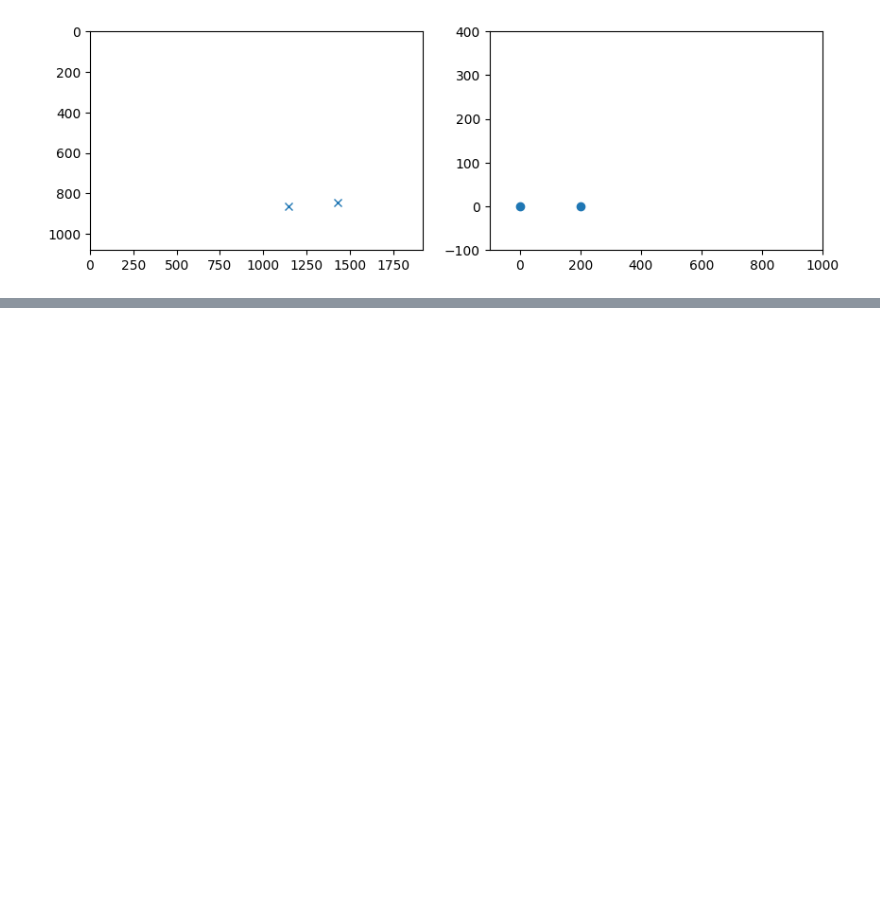
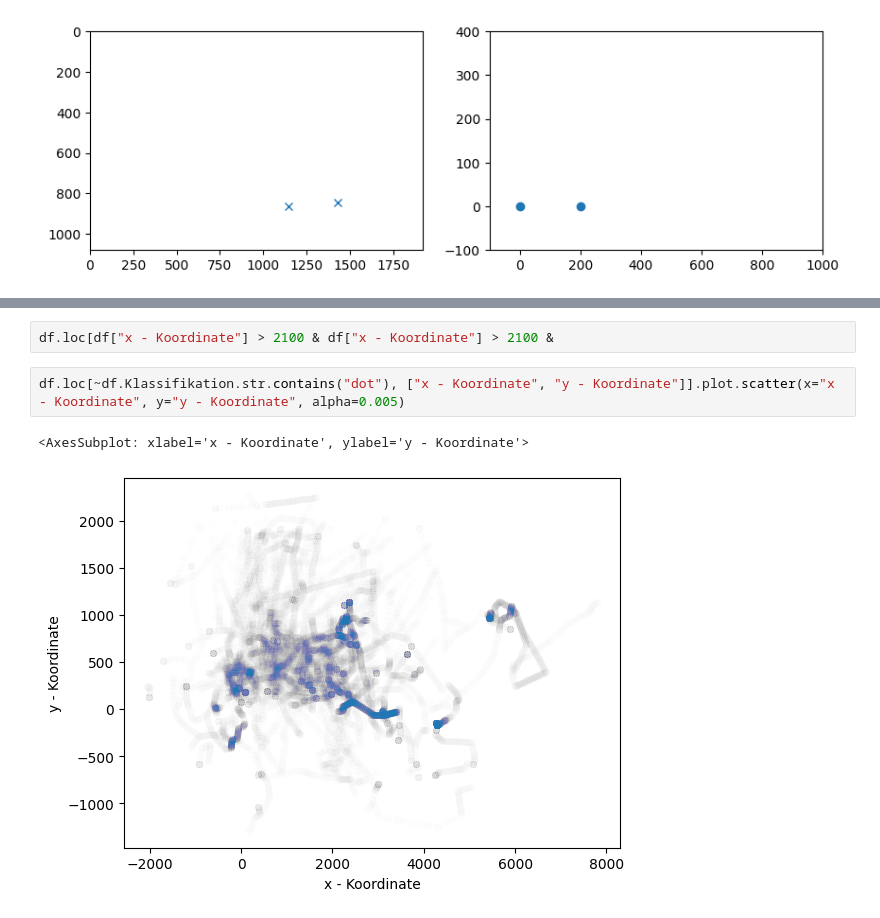
Before and after one commit to axpogroup/AXH-SonarFish, a Jupyter notebook: analysis/2_special_projects/HTU_ARIS_box_dot_tracking_task/4_validate_and_plot_detections.ipynb, the cells around one changed output, grey strips where cells are left out. Cells and saved outputs as stored; diff of their text form; blank space fills up the shorter version.

```diff
--- a/analysis/2_special_projects/HTU_ARIS_box_dot_tracking_task/4_validate_and_plot_detections.ipynb
+++ b/analysis/2_special_projects/HTU_ARIS_box_dot_tracking_task/4_validate_and_plot_detections.ipynb
@@ -406,0 +643,7 @@ plt.show()
+# %%
+df.loc[df["x - Koordinate"] > 2100 & df["x - Koordinate"] > 2100 &
+# %%
+df.loc[~df.Klassifikation.str.contains("dot"), ["x - Koordinate", "y - Koordinate"]].plot.scatter(x="x - Koordinate", y="y - Koordinate", alpha=0.005)
+# %% [output]
+<AxesSubplot: xlabel='x - Koordinate', ylabel='y - Koordinate'>
+[figure, added]
```
Also changed, not shown: parts of 46 cells of this notebook, 1 other file.
